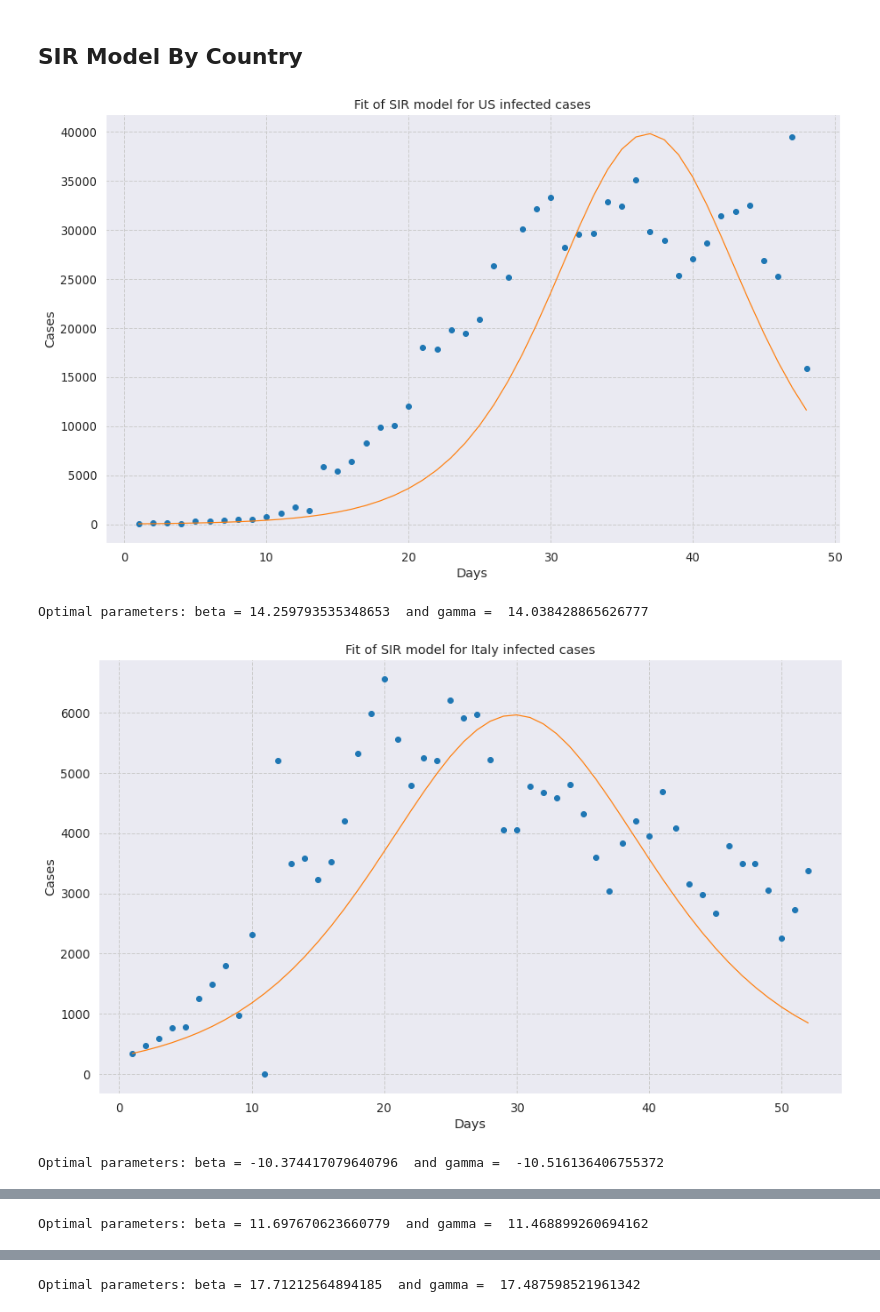
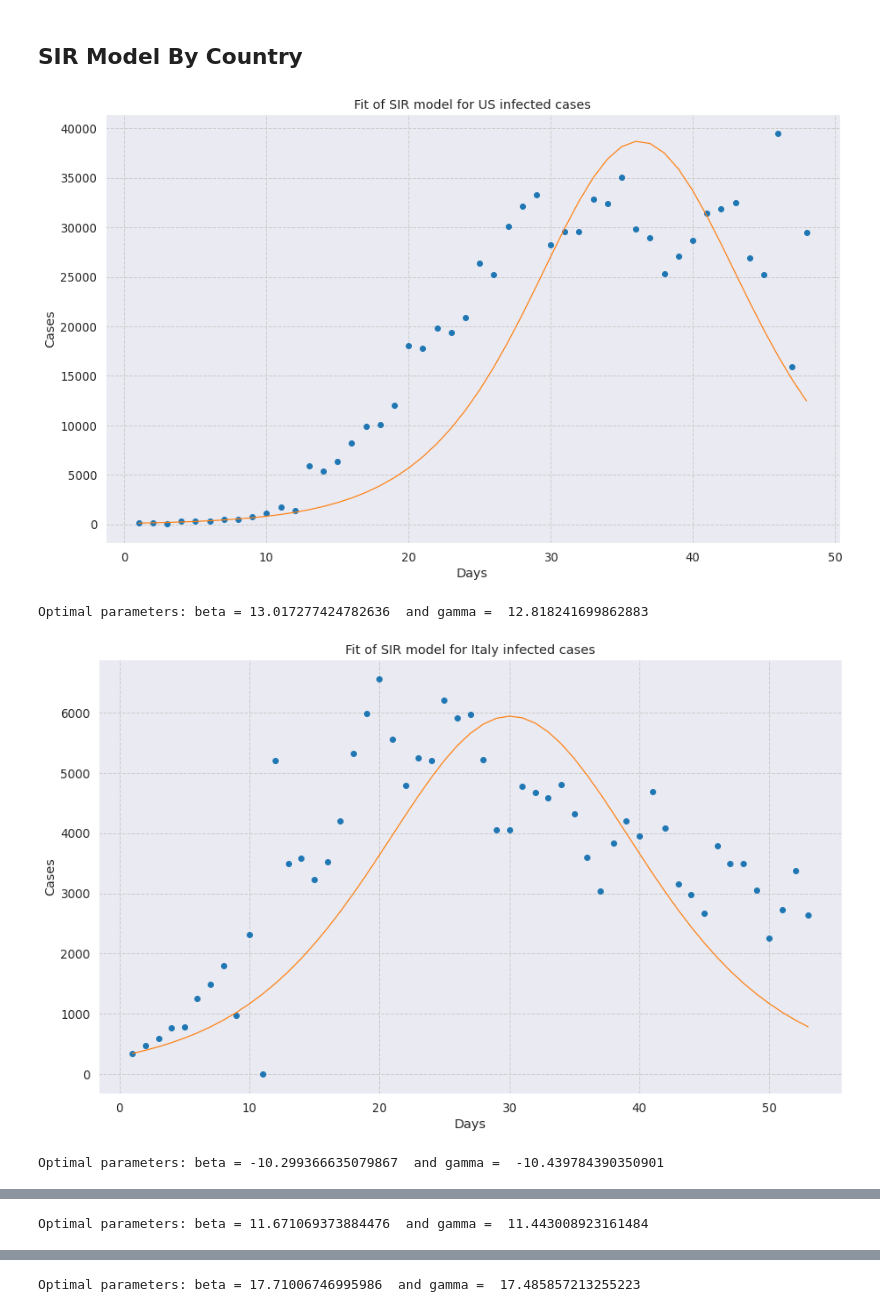
Before and after one commit to rdcolema/covid19-tracking, a Jupyter notebook: covid_forecasting.ipynb, the cells around one changed output, grey strips where cells are left out. Saved outputs shown, nothing was run; the diff lists cells and outputs as text; code cells hidden in the pictures.

```diff
--- a/covid_forecasting.ipynb
+++ b/covid_forecasting.ipynb
@@ -31,7 +31,7 @@ DATA_DIR = "csse_covid_19_daily_reports/"
 
 # Dates to model
 MIN_DATE = '2020-03-01'
-MAX_DATE = '2020-04-22'
+MAX_DATE = '2020-04-23'
 DATE_LIST = pd.date_range(MIN_DATE, MAX_DATE).strftime('%Y-%m-%d').tolist()
 
 # Individual countries to model
@@ -434,17 +434,17 @@ def plot_sir(df, country_name):
 # %%
 ##### Starting oubteak day number for SIR modeling
 SIR_START_DAYS = {
-    "US": 5,
+    "US": 6,
     "Italy": 1,
     "Spain": 1,
     "Germany": 2,
     "France": 4
 }
 
 for country_name in MODEL_COUNTRIES:
     plot_sir(all_data, country_name)
 # %% [output]
-[figure, old version]
+[figure, new version]
-Optimal parameters: beta = 14.259793535348653  and gamma =  14.038428865626777
+Optimal parameters: beta = 13.017277424782636  and gamma =  12.818241699862883
-[figure, old version]
+[figure, new version]
-Optimal parameters: beta = -10.374417079640796  and gamma =  -10.516136406755372
+Optimal parameters: beta = -10.299366635079867  and gamma =  -10.439784390350901
@@ -452 +452 @@ Optimal parameters: beta = -10.374417079640796  and gamma =  -10.516136406755372
-Optimal parameters: beta = 11.697670623660779  and gamma =  11.468899260694162
+Optimal parameters: beta = 11.671069373884476  and gamma =  11.443008923161484
@@ -454 +454 @@ Optimal parameters: beta = 11.697670623660779  and gamma =  11.468899260694162
-Optimal parameters: beta = 17.71212564894185  and gamma =  17.487598521961342
+Optimal parameters: beta = 17.71006746995986  and gamma =  17.485857213255223
```
Also changed, not shown: parts of 4 cells of this notebook, 2 other files.
